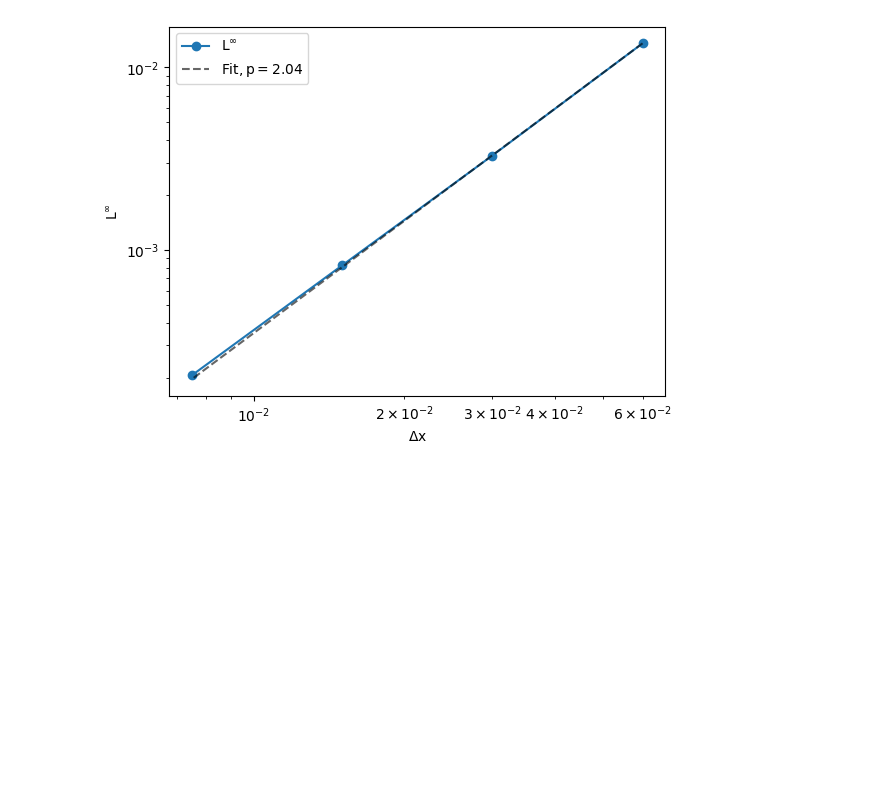
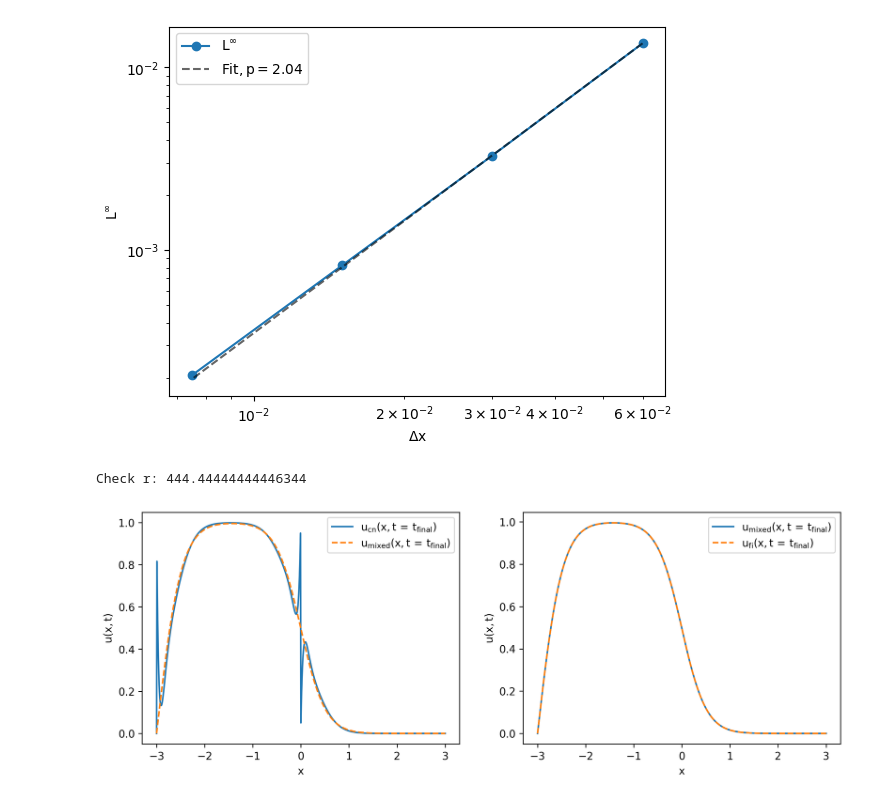
Before and after one commit to om-erika/numerical-methods-2026, a Jupyter notebook: parabolic_odes/diffusion.ipynb, the cells around one changed output. Drawn from its saved outputs; the diff is of its cells as text; code cells hidden in the pictures; blank space fills up the shorter version.

```diff
--- a/parabolic_odes/diffusion.ipynb
+++ b/parabolic_odes/diffusion.ipynb
@@ -299,3 +361,57 @@ plt.legend()
 plt.show()
 # %% [output]
 [figure]
+# %%
+r = 500.
+x = np.linspace(-L, L, nx, endpoint='False')
+dx = x[1]-x[0]
+dt = r*dx**2/D
+steps = int(np.ceil(t_final/dt))
+dt = t_final/steps
+r = D*dt/dx**2
+print('Check r:', r)
+# %% [output]
+Check r: 444.44444444446344
+# %%
+u_step = step_function(x)
+u_step = apply_bc(u_step)
+times_step = []
+for n in range(steps):
+    u_step = crank_nicolson(u_step, r)
+    times_step.append(n*dt)
+
+u_mixed = step_function(x)
+u_mixed = apply_bc(u_mixed)
+times_mixed = []
+for n in range(steps):
+    if n < 5.:
+        u_mixed = fully_implicit(u_mixed, r)
+    else:
+        u_mixed = crank_nicolson(u_mixed, r)
+    times_mixed.append(n*dt)
+
+u_fi = step_function(x)
+u_fi = apply_bc(u_fi)
+times_fi = []
+for n in range(steps):
+    u_fi = fully_implicit(u_fi, r)
+    times_mixed.append(n*dt)
+# %%
+fig = plt.figure(figsize=(12,4),dpi = 300)
+
+ax = fig.add_subplot(121)
+ax.plot(x, u_step, label = r'$\rm u_{cn}(x, t\,=\,t_{final})$')
+ax.plot(x, u_mixed, label = r'$\rm u_{mixed}(x, t\,=\,t_{final})$', linestyle = '--')
+ax.set_xlabel('x')
+ax.set_ylabel(r'$\rm u(x, t)$')
+ax.legend()
+
+ax = fig.add_subplot(122)
+ax.plot(x, u_mixed, label = r'$\rm u_{mixed}(x, t\,=\,t_{final})$')
+ax.plot(x, u_fi, label = r'$\rm u_{fi}(x, t\,=\,t_{final})$', linestyle = '--')
+ax.set_xlabel('x')
+ax.set_ylabel(r'$\rm u(x, t)$')
+ax.legend()
+plt.show()
+# %% [output]
+[figure, added]
```
Also changed, not shown: parts of 8 cells of this notebook.
